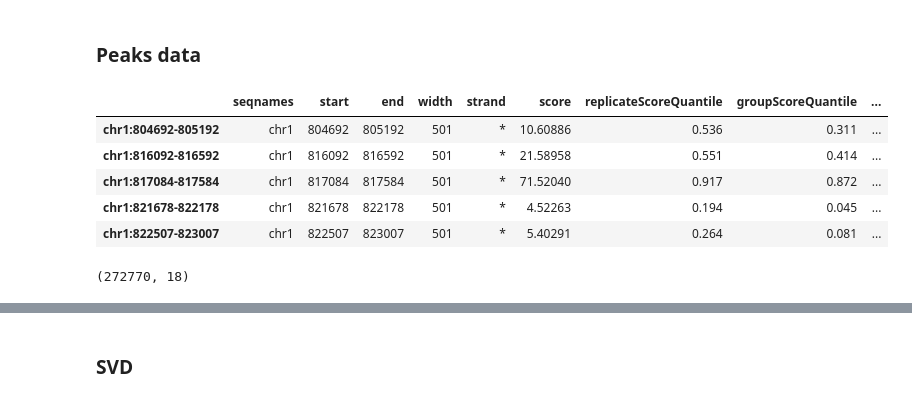
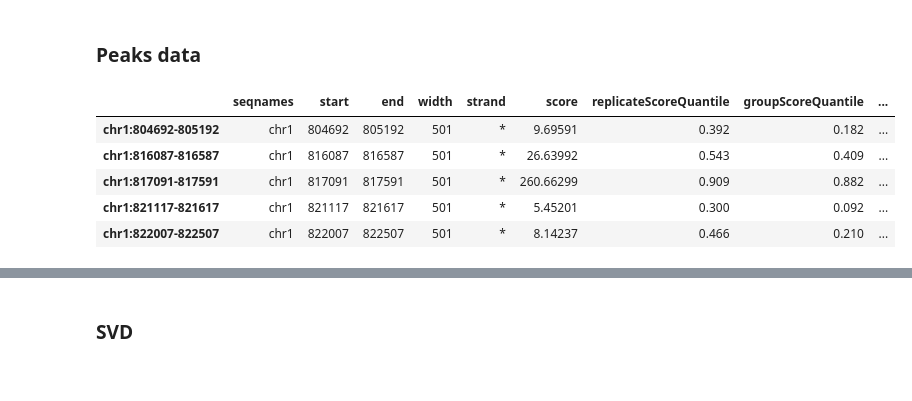
Before and after one commit to settylab/single-cell-primers, a Jupyter notebook: notebooks/tcell-dep-multiome-ATAC.ipynb, the cells around one changed output, grey strips where cells are left out. Drawn from its saved outputs; the diff is of its cells as text; code cells hidden in the pictures.

Commit message:
add tcell archr preprocessing

```diff
--- a/notebooks/tcell-dep-multiome-ATAC.ipynb
+++ b/notebooks/tcell-dep-multiome-ATAC.ipynb
@@ -52,7 +55,7 @@ def pyranges_from_strings(pos_list):
 # %% [markdown]
 ## ATAC
 # %%
-data_dir = '/fh/fast/setty_m/user/cjordan2/repositories/single-cell-primers/tcell-multiome-data/ArchR/tcell-dep_multiome_atac/export/'
+data_dir = '/fh/fast/setty_m/user/cjordan2/repositories/single-cell-primers/ArchR/tcell/export/'
 # %% [markdown]
 Load all the exported results from ArchR
 # %% [markdown]
@@ -64,18 +67,15 @@ counts = mmread(data_dir + 'peak_counts/counts.mtx')
 # %%
 # Cell and peak information
 cells = pd.read_csv(data_dir + 'peak_counts/cells.csv', index_col=0).iloc[:, 0]
 peaks = pd.read_csv(data_dir + 'peak_counts/peaks.csv', index_col=0)
+gene_scores = pd.read_csv(data_dir + "gene_scores.csv", index_col = 0)
 imputed_scores = pd.read_csv(data_dir + 'imputed_scores.csv')
 peaks.index = peaks['seqnames'] + ':' + peaks['start'].astype(str) + '-' + peaks['end'].astype(str)
 peaks.head()
 # %% [output]
 |  | seqnames | start | end | width | strand | score | replicateScoreQuantile | groupScoreQuantile | ... |
-| chr1:804692-805192 | chr1 | 804692 | 805192 | 501 | * | 10.60886 | 0.536 | 0.311 | ... |
-| chr1:816092-816592 | chr1 | 816092 | 816592 | 501 | * | 21.58958 | 0.551 | 0.414 | ... |
-| chr1:817084-817584 | chr1 | 817084 | 817584 | 501 | * | 71.52040 | 0.917 | 0.872 | ... |
-| chr1:821678-822178 | chr1 | 821678 | 822178 | 501 | * | 4.52263 | 0.194 | 0.045 | ... |
-| chr1:822507-823007 | chr1 | 822507 | 823007 | 501 | * | 5.40291 | 0.264 | 0.081 | ... |
+| chr1:804692-805192 | chr1 | 804692 | 805192 | 501 | * | 9.69591 | 0.392 | 0.182 | ... |
+| chr1:816087-816587 | chr1 | 816087 | 816587 | 501 | * | 26.63992 | 0.543 | 0.409 | ... |
+| chr1:817091-817591 | chr1 | 817091 | 817591 | 501 | * | 260.66299 | 0.909 | 0.882 | ... |
+| chr1:821117-821617 | chr1 | 821117 | 821617 | 501 | * | 5.45201 | 0.300 | 0.092 | ... |
+| chr1:822007-822507 | chr1 | 822007 | 822507 | 501 | * | 8.14237 | 0.466 | 0.210 | ... |
-# %%
-np.shape(peaks)
-# %% [output]
-(272770, 18)
```
Also changed, not shown: parts of 24 cells of this notebook, 2 other files.
